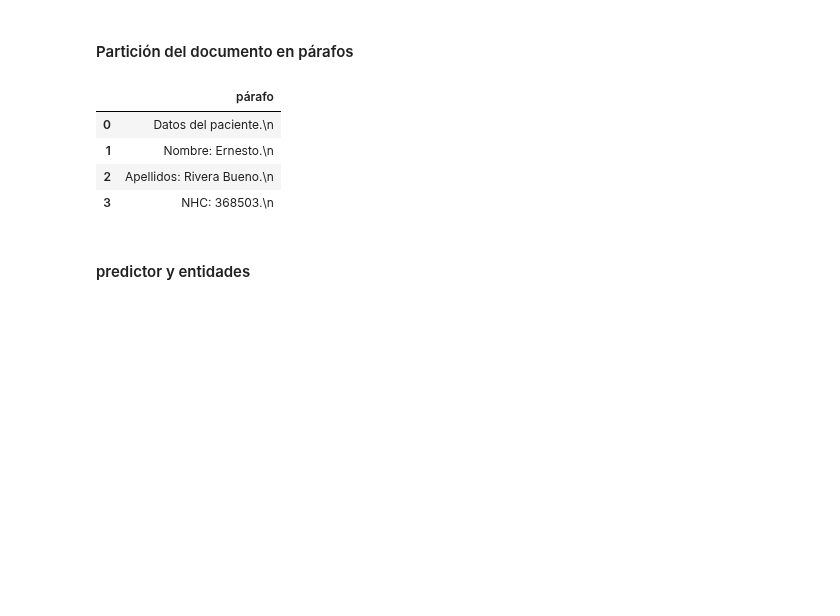
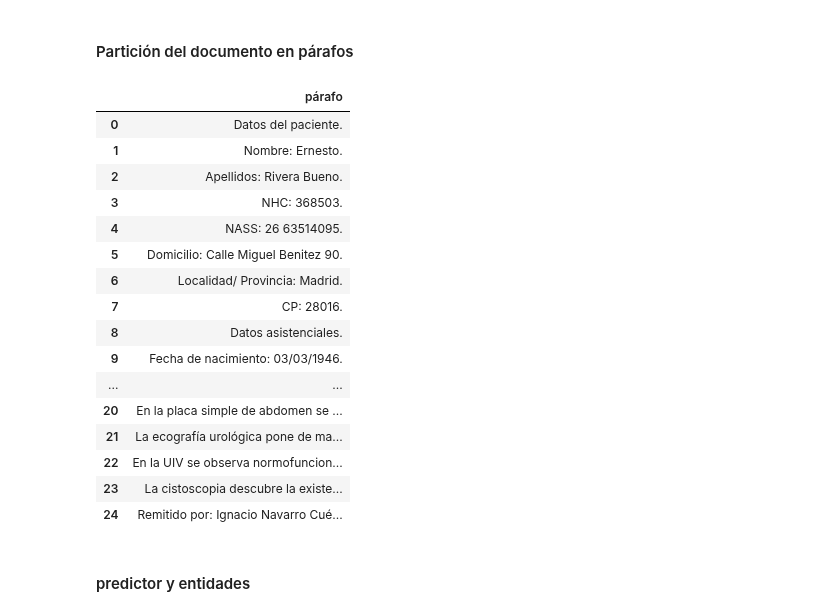
Before and after one commit to GuiGel/MedDocAn, a Jupyter notebook: presentation/presentation.ipynb, the cells around one changed output. Saved outputs shown, nothing was run; the diff lists cells and outputs as text; code cells hidden in the pictures; blank space fills up the shorter version.

```diff
--- a/presentation/presentation.ipynb
+++ b/presentation/presentation.ipynb
@@ -101,5 +124,6 @@ brat_annotations = BratAnnotations.from_brat_files(brat_files_pair)
 # %% [markdown]
 - El texto
 # %%
-text = brat_annotations.text; text[:200]
+text = brat_annotations.text
+print(text)
 # %% [output]
@@ -144,13 +224,28 @@ pd.DataFrame([token.text for token in doc[:10]], columns=["token"]).T
 # %% [markdown]
 #### Partición del documento en párafos
 # %%
-pd.DataFrame([sent.text for sent in doc.sents][:4], columns=["párafo"])
+pd.set_option('display.max_colwidth', 100)
+
+df = pd.DataFrame([sent.text for sent in doc.sents], columns=["párafo"]);
+df.style.set_properties(**{'text-align': 'left'})
 # %% [output]
 |  | párafo |
-| 0 | Datos del paciente.\n |
-| 1 | Nombre: Ernesto.\n |
-| 2 | Apellidos: Rivera Bueno.\n |
-| 3 | NHC: 368503.\n |
+| 0 | Datos del paciente. |
+| 1 | Nombre: Ernesto. |
+| 2 | Apellidos: Rivera Bueno. |
+| 3 | NHC: 368503. |
+| 4 | NASS: 26 63514095. |
+| 5 | Domicilio: Calle Miguel Benitez 90. |
+| 6 | Localidad/ Provincia: Madrid. |
+| 7 | CP: 28016. |
+| 8 | Datos asistenciales. |
+| 9 | Fecha de nacimiento: 03/03/1946. |
+| ... | ... |
+| 20 | En la placa simple de abdomen se ... |
+| 21 | La ecografía urológica pone de ma... |
+| 22 | En la UIV se observa normofuncion... |
+| 23 | La cistoscopia descubre la existe... |
+| 24 | Remitido por: Ignacio Navarro Cué... |
 # %% [markdown]
 #### predictor y entidades
 # %% [markdown]
```
Also changed, not shown: parts of 41 cells of this notebook.
